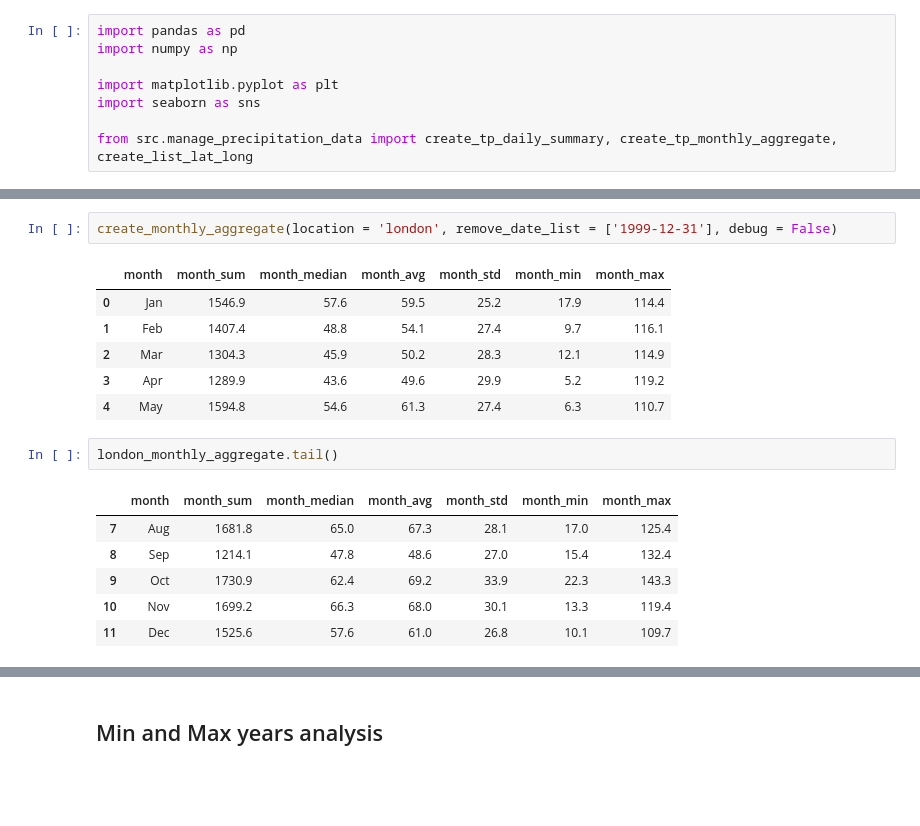
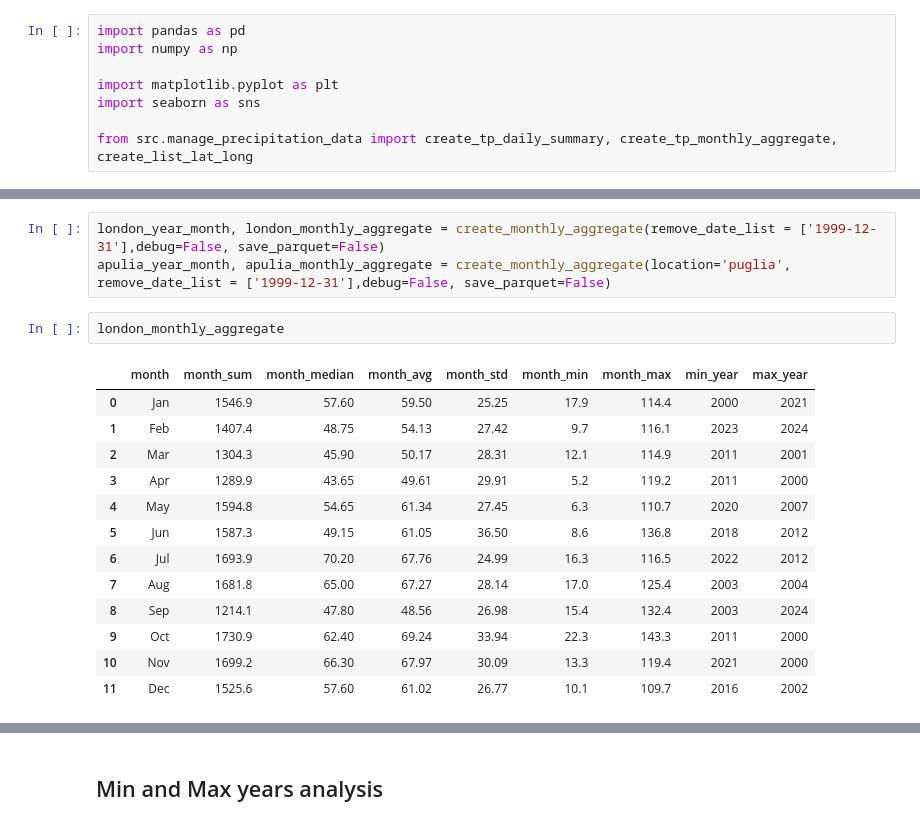
Before and after one commit to pacoraggio/London-Rainfall, a Jupyter notebook: notebooks/tp_monthly_season_analysis.ipynb, the cells around one changed output, grey strips where cells are left out. Saved outputs shown, nothing was run; the diff lists cells and outputs as text; blank space fills up the shorter version.

```diff
--- a/notebooks/tp_monthly_season_analysis.ipynb
+++ b/notebooks/tp_monthly_season_analysis.ipynb
@@ -187,18 +384,19 @@ puglia_year_month_from_2000-01_to_2025-06
-# %%
-create_monthly_aggregate(location = 'london', remove_date_list = ['1999-12-31'], debug = False)
-# %% [output]
-|  | month | month_sum | month_median | month_avg | month_std | month_min | month_max |
-| 0 | Jan | 1546.9 | 57.6 | 59.5 | 25.2 | 17.9 | 114.4 |
-| 1 | Feb | 1407.4 | 48.8 | 54.1 | 27.4 | 9.7 | 116.1 |
-| 2 | Mar | 1304.3 | 45.9 | 50.2 | 28.3 | 12.1 | 114.9 |
-| 3 | Apr | 1289.9 | 43.6 | 49.6 | 29.9 | 5.2 | 119.2 |
-| 4 | May | 1594.8 | 54.6 | 61.3 | 27.4 | 6.3 | 110.7 |
-# %%
-london_monthly_aggregate.tail()
-# %% [output]
-|  | month | month_sum | month_median | month_avg | month_std | month_min | month_max |
-| 7 | Aug | 1681.8 | 65.0 | 67.3 | 28.1 | 17.0 | 125.4 |
-| 8 | Sep | 1214.1 | 47.8 | 48.6 | 27.0 | 15.4 | 132.4 |
-| 9 | Oct | 1730.9 | 62.4 | 69.2 | 33.9 | 22.3 | 143.3 |
-| 10 | Nov | 1699.2 | 66.3 | 68.0 | 30.1 | 13.3 | 119.4 |
-| 11 | Dec | 1525.6 | 57.6 | 61.0 | 26.8 | 10.1 | 109.7 |
+# %%
+london_year_month, london_monthly_aggregate = create_monthly_aggregate(remove_date_list = ['1999-12-31'],debug=False, save_parquet=False)
+apulia_year_month, apulia_monthly_aggregate = create_monthly_aggregate(location='puglia', remove_date_list = ['1999-12-31'],debug=False, save_parquet=False)
+# %%
+london_monthly_aggregate
+# %% [output]
+|  | month | month_sum | month_median | month_avg | month_std | month_min | month_max | min_year | max_year |
+| 0 | Jan | 1546.9 | 57.60 | 59.50 | 25.25 | 17.9 | 114.4 | 2000 | 2021 |
+| 1 | Feb | 1407.4 | 48.75 | 54.13 | 27.42 | 9.7 | 116.1 | 2023 | 2024 |
+| 2 | Mar | 1304.3 | 45.90 | 50.17 | 28.31 | 12.1 | 114.9 | 2011 | 2001 |
+| 3 | Apr | 1289.9 | 43.65 | 49.61 | 29.91 | 5.2 | 119.2 | 2011 | 2000 |
+| 4 | May | 1594.8 | 54.65 | 61.34 | 27.45 | 6.3 | 110.7 | 2020 | 2007 |
+| 5 | Jun | 1587.3 | 49.15 | 61.05 | 36.50 | 8.6 | 136.8 | 2018 | 2012 |
+| 6 | Jul | 1693.9 | 70.20 | 67.76 | 24.99 | 16.3 | 116.5 | 2022 | 2012 |
+| 7 | Aug | 1681.8 | 65.00 | 67.27 | 28.14 | 17.0 | 125.4 | 2003 | 2004 |
+| 8 | Sep | 1214.1 | 47.80 | 48.56 | 26.98 | 15.4 | 132.4 | 2003 | 2024 |
+| 9 | Oct | 1730.9 | 62.40 | 69.24 | 33.94 | 22.3 | 143.3 | 2011 | 2000 |
+| 10 | Nov | 1699.2 | 66.30 | 67.97 | 30.09 | 13.3 | 119.4 | 2021 | 2000 |
+| 11 | Dec | 1525.6 | 57.60 | 61.02 | 26.77 | 10.1 | 109.7 | 2016 | 2002 |
```
Also changed, not shown: parts of 31 cells of this notebook, 14 other files.
